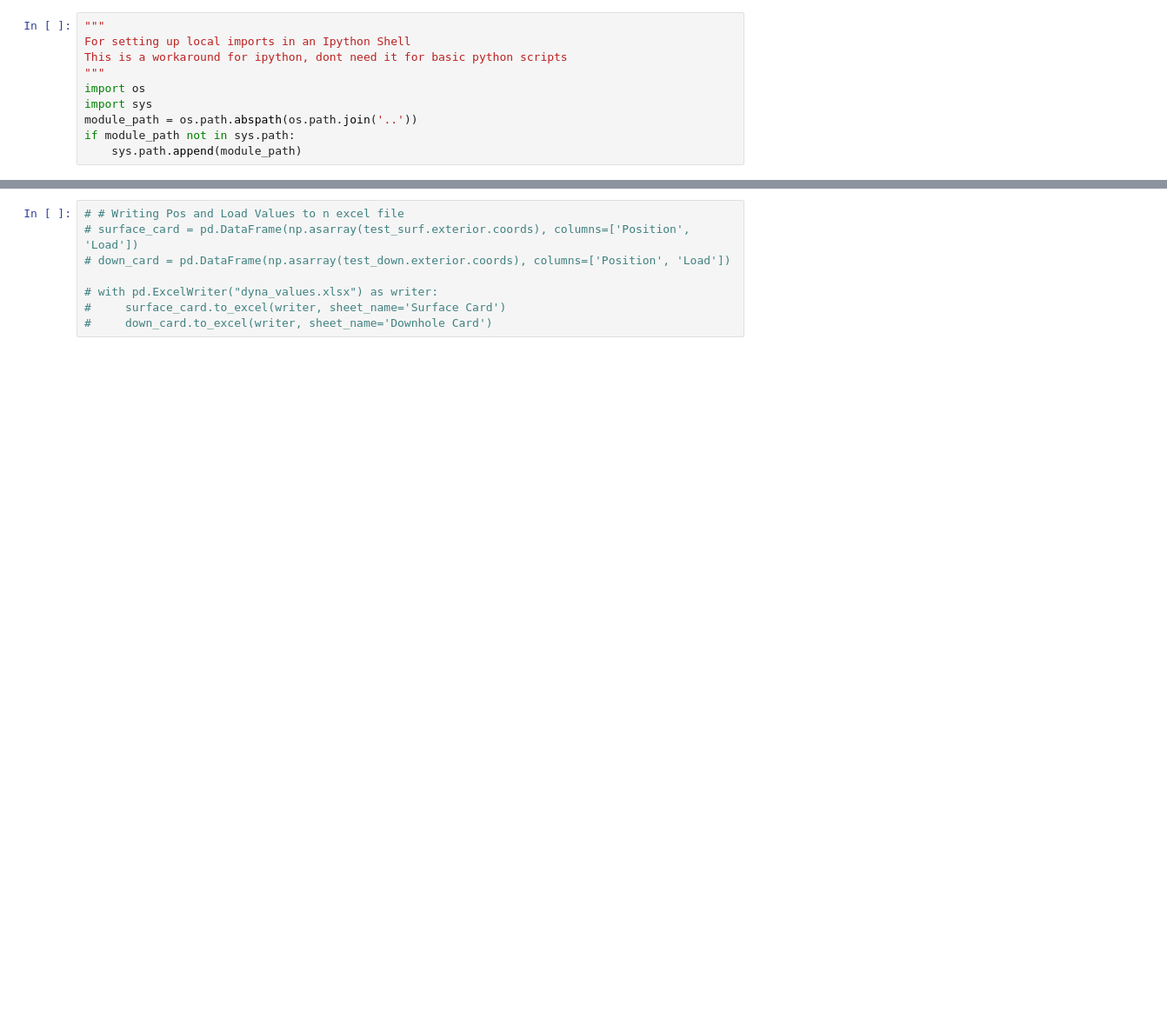
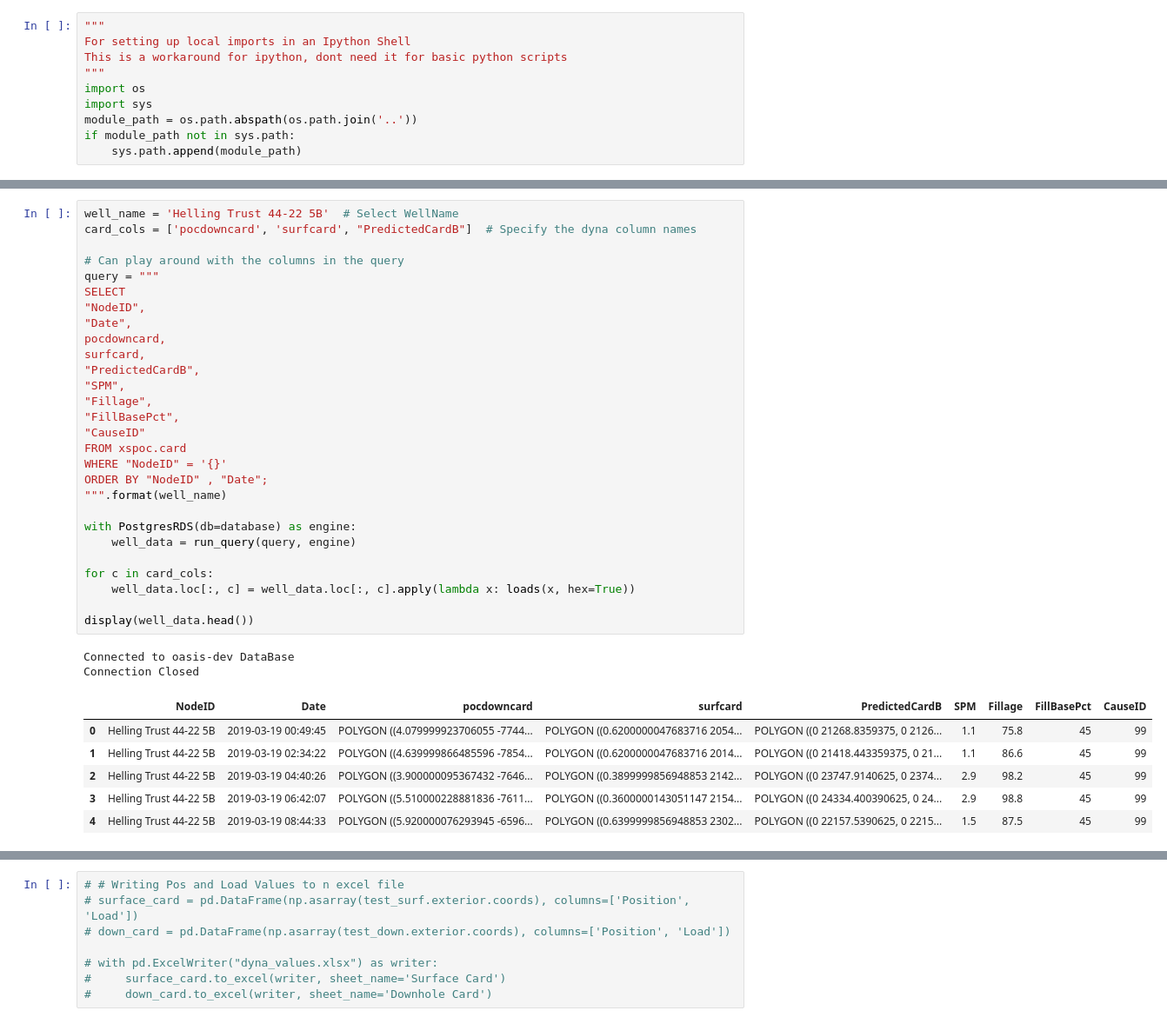
Before and after one commit to Ashitha97/ESP, a Jupyter notebook: dataAnalysis/Initial Analysis Card Data.ipynb, the cells around one changed output, grey strips where cells are left out. Shown at 87% size. Saved outputs shown, nothing was run; the diff lists cells and outputs as text; blank space fills up the shorter version.

```diff
--- a/dataAnalysis/Initial Analysis Card Data.ipynb
+++ b/dataAnalysis/Initial Analysis Card Data.ipynb
@@ -140,0 +151,37 @@ display(well_list_full)
+# %%
+well_name = 'Helling Trust 44-22 5B'  # Select WellName
+card_cols = ['pocdowncard', 'surfcard', "PredictedCardB"]  # Specify the dyna column names
+
+# Can play around with the columns in the query
+query = """
+SELECT
+"NodeID",
+"Date",
+pocdowncard,
+surfcard,
+"PredictedCardB",
+"SPM",
+"Fillage",
+"FillBasePct",
+"CauseID"
+FROM xspoc.card
+WHERE "NodeID" = '{}'
+ORDER BY "NodeID" , "Date";
+""".format(well_name)
+
+with PostgresRDS(db=database) as engine:
+    well_data = run_query(query, engine)
+
+for c in card_cols:
+    well_data.loc[:, c] = well_data.loc[:, c].apply(lambda x: loads(x, hex=True))
+
+display(well_data.head())
+# %% [output]
+Connected to oasis-dev DataBase
+Connection Closed
+|  | NodeID | Date | pocdowncard | surfcard | PredictedCardB | SPM | Fillage | FillBasePct | CauseID |
+| 0 | Helling Trust 44-22 5B | 2019-03-19 00:49:45 | POLYGON ((4.079999923706055 -7744... | POLYGON ((0.6200000047683716 2054... | POLYGON ((0 21268.8359375, 0 2126... | 1.1 | 75.8 | 45 | 99 |
+| 1 | Helling Trust 44-22 5B | 2019-03-19 02:34:22 | POLYGON ((4.639999866485596 -7854... | POLYGON ((0.6200000047683716 2014... | POLYGON ((0 21418.443359375, 0 21... | 1.1 | 86.6 | 45 | 99 |
+| 2 | Helling Trust 44-22 5B | 2019-03-19 04:40:26 | POLYGON ((3.900000095367432 -7646... | POLYGON ((0.3899999856948853 2142... | POLYGON ((0 23747.9140625, 0 2374... | 2.9 | 98.2 | 45 | 99 |
+| 3 | Helling Trust 44-22 5B | 2019-03-19 06:42:07 | POLYGON ((5.510000228881836 -7611... | POLYGON ((0.3600000143051147 2154... | POLYGON ((0 24334.400390625, 0 24... | 2.9 | 98.8 | 45 | 99 |
+| 4 | Helling Trust 44-22 5B | 2019-03-19 08:44:33 | POLYGON ((5.920000076293945 -6596... | POLYGON ((0.6399999856948853 2302... | POLYGON ((0 22157.5390625, 0 2215... | 1.5 | 87.5 | 45 | 99 |
```
Also changed, not shown: parts of 24 cells of this notebook, 11 other files.
